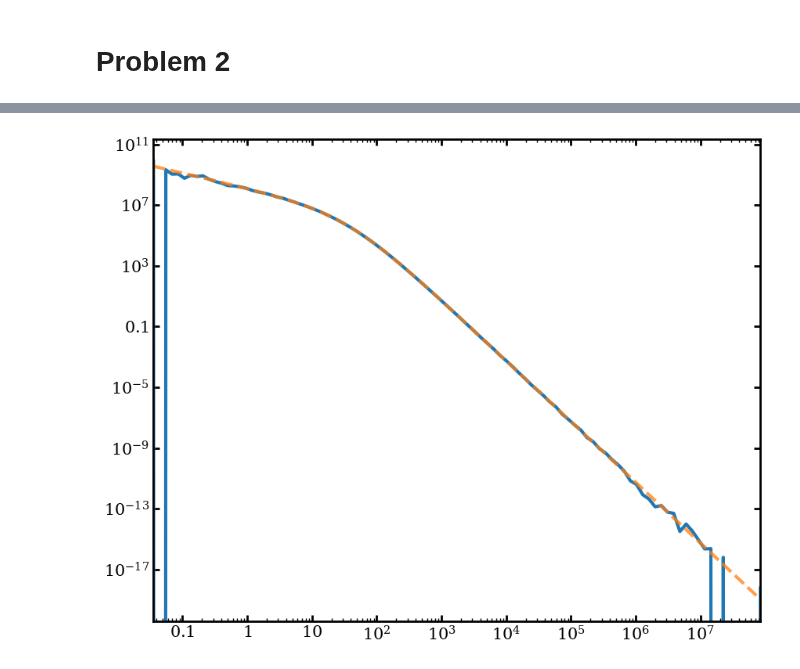
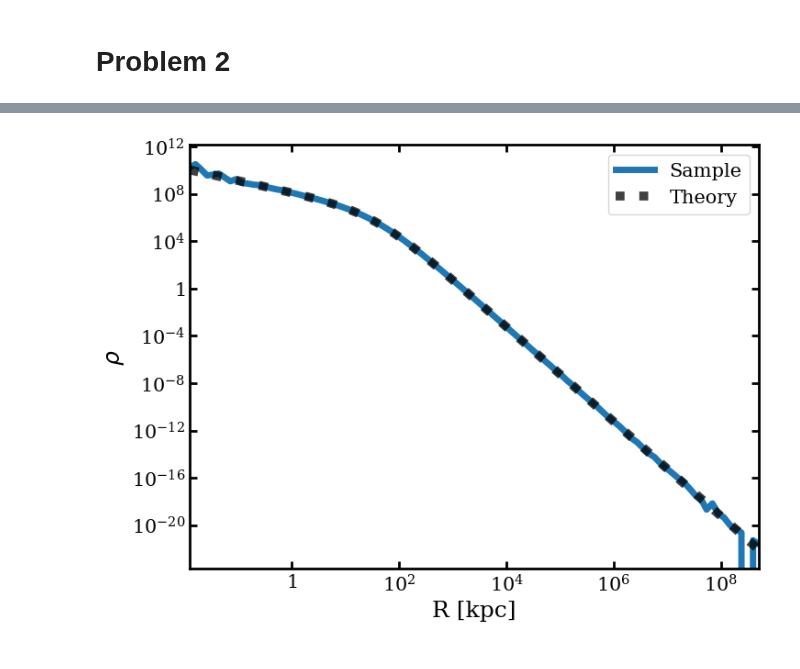
Before and after one commit to ochase10/compute-class, a Jupyter notebook: hw1/hw1.ipynb, the cells around one changed output, grey strips where cells are left out. Saved outputs shown, nothing was run; the diff lists cells and outputs as text; code cells hidden in the pictures.

```diff
--- a/hw1/hw1.ipynb
+++ b/hw1/hw1.ipynb
@@ -312,4 +371 @@ N = 1e6 # number of particles
 G = 4.30092e-6 # kpc km2 / M_sol / s2
-# %%
-fE_int_tab = np.zeros((2,1e5))
-fE_int_tab[0,:] = np.logspace(-3,-phi())
@@ -405,25 +599,0 @@ for i in range(len(bin_mid)):
-# %%
-x = np.logspace(-2, 6, 1000)
-#rs = np.ones(len(x))*2
-r = np.ones(len(x))*100
-#cap = 2 * (-phi(r))**(7/2) / 7
-
-#bound = np.where(x < -phi(r)/2, x**(5/2)/3e6 / r**(1/3), ((x + phi(r)/2 -1)**(3)/3e6/r**(1/3))+((-phi(r)/2)**(5/2)/3e6 / r**(1/3)))
-
-pl.plot(x, p_er(-x, r), label="pe")
-pl.plot(x, f_E(-x))
-#pl.plot(x, f_E(-x)*np.sqrt(x))
-pl.plot(x, bound(-x, r), label="bound")#m_total**0.5)
-pl.plot(-fE_int_tab[0,:], fE_int_tab[1,:] * -phi(1))
-pl.plot(-fE_int_tab[0,:], fE_int_tab[1,:] * -phi(100))
-
-#pl.plot(x, f_E(-x)*np.sqrt(-phi(r)) / p_er(-x, r), label="diff")
-#pl.plot(x, x**(5)/3e6/r**(1/3))
-#pl.plot(x, 2/7*x**(7/2))
-#pl.hlines([cap], 1e-2, 1e6)
-#pl.vlines([-phi(r)],1e-2, 1e18)
-pl.ylim(bottom=1e-10)
-pl.yscale('log')
-pl.xscale('log')
-pl.legend()
-pl.show()
@@ -450,12 +634,18 @@ pl.show()
 # %%
+'''
+This cell plots the radial distribution of my sample as a
+test against the analytical Hernquist distribution.
+'''
+
 rho_bin = count_binned * (m_total / N) / (4 * np.pi * bin_mid**3 * np.log10(bin_mid[1]/bin_mid[0]) * np.log(10))
-
 hern_bin = hernquist(bin_mid) * 4 * np.pi * bin_mid**3
 
-#pl.loglog(bin_mid, count_binned)
-#pl.plot(bin_mid, hern_bin)
-pl.loglog(bin_mid, rho_bin)
-pl.plot(bin_mid, hernquist(bin_mid), alpha=0.75, ls='--')
+pl.figure(figsize=(8,6))
+pl.loglog(bin_mid, rho_bin, label="Sample", lw=5)
+pl.plot(bin_mid, hernquist(bin_mid), c='k', alpha=0.75, ls='dotted', lw=7, label="Theory")
+pl.ylabel(r"$\rho$")
+pl.xlabel("R [kpc]")
+pl.legend()
 pl.show()
 # %% [output]
-[figure, old version]
+[figure, new version]
```
Also changed, not shown: parts of 24 cells of this notebook.
